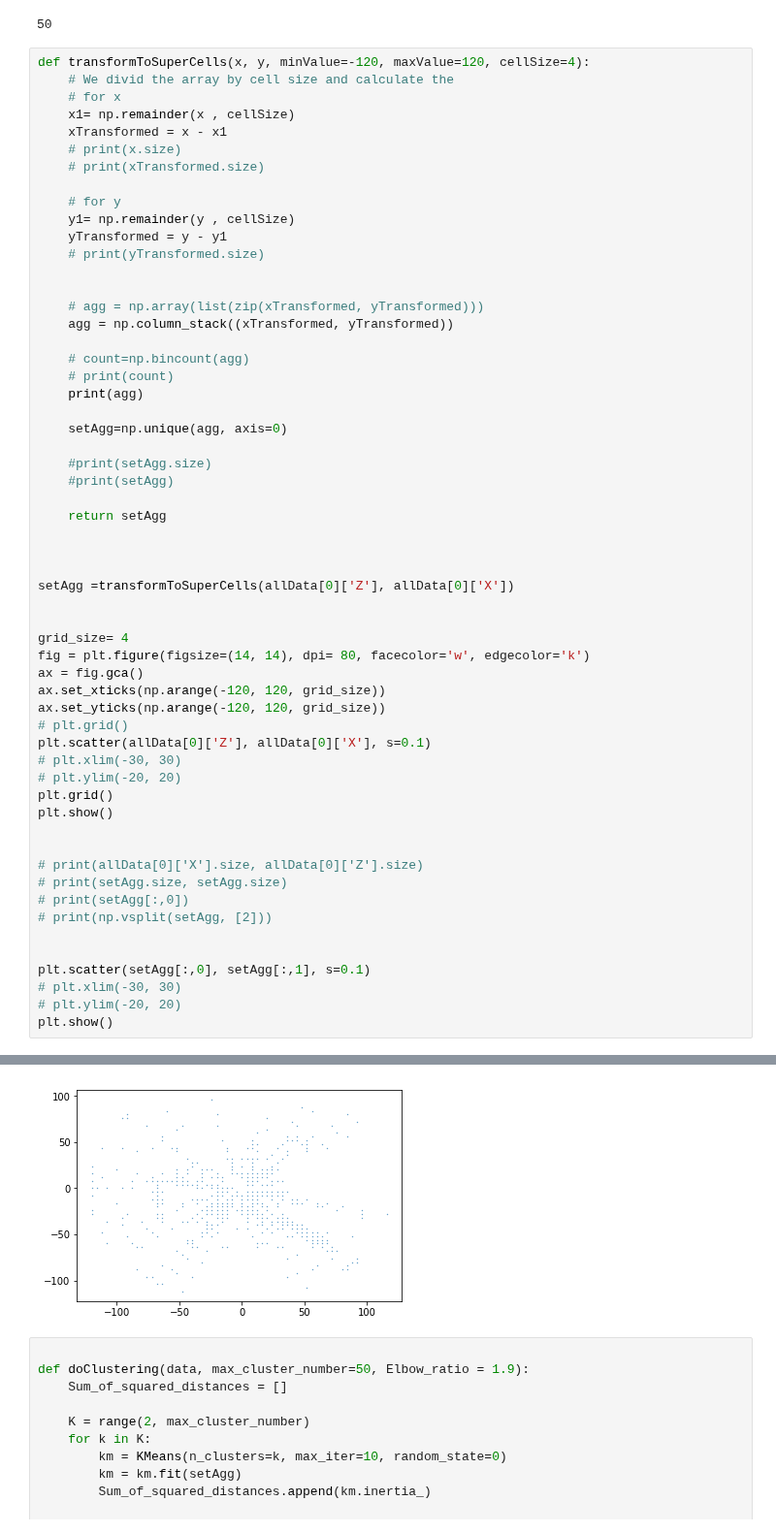
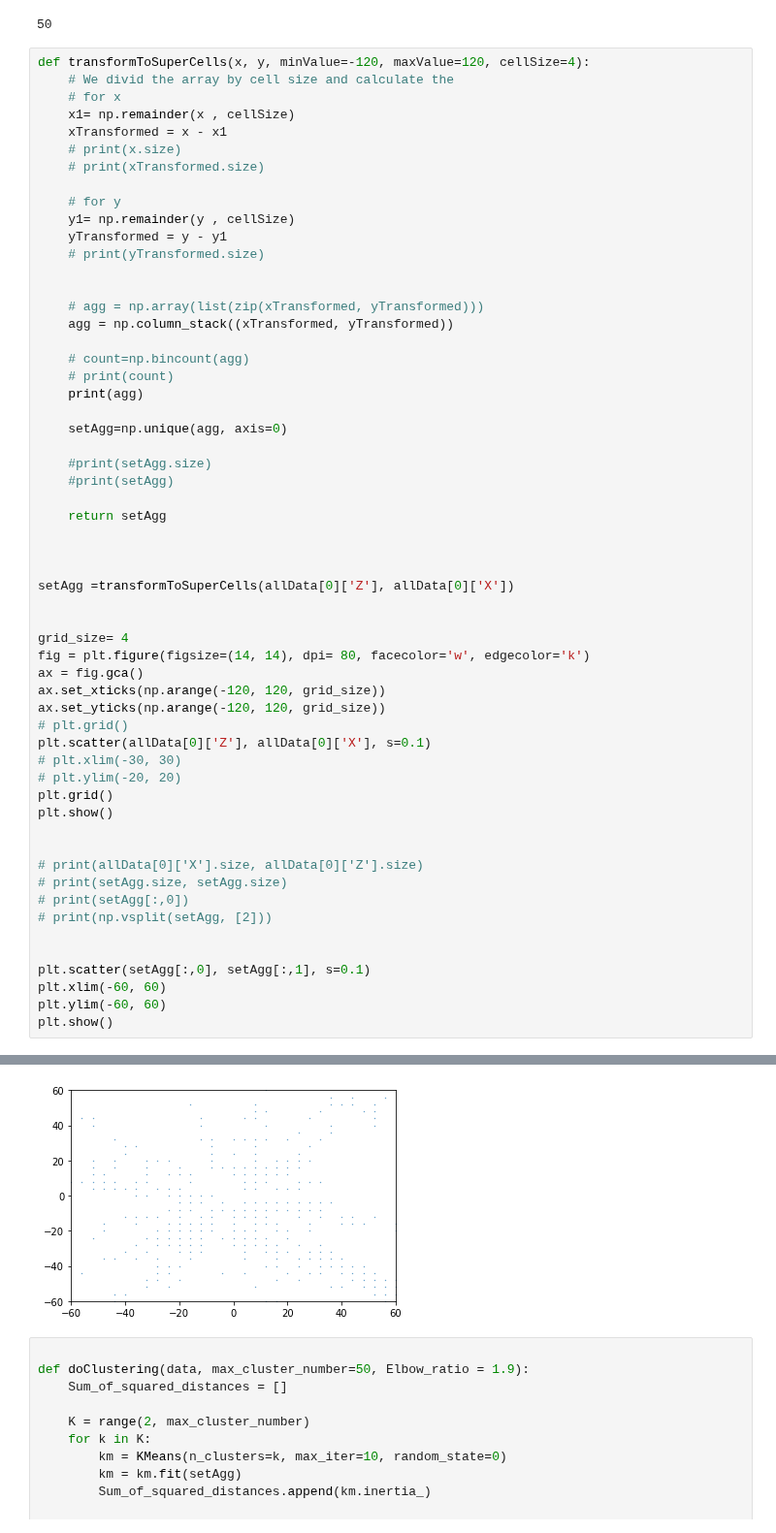
Before and after one commit to kiat/debs2019, a Jupyter notebook: src/notebooks/Segmentation_function_Test2.ipynb, the cells around one changed output, grey strips where cells are left out. Shown at 97% size. Drawn from its saved outputs; the diff is of its cells as text.

```diff
--- a/src/notebooks/Segmentation_function_Test2.ipynb
+++ b/src/notebooks/Segmentation_function_Test2.ipynb
@@ -126,36 +126,36 @@ setAgg =transformToSuperCells(allData[0]['Z'], allData[0]['X'])
 grid_size= 4
 fig = plt.figure(figsize=(14, 14), dpi= 80, facecolor='w', edgecolor='k')
 ax = fig.gca()
 ax.set_xticks(np.arange(-120, 120, grid_size))
 ax.set_yticks(np.arange(-120, 120, grid_size))
 # plt.grid()
 plt.scatter(allData[0]['Z'], allData[0]['X'], s=0.1)
 # plt.xlim(-30, 30)
 # plt.ylim(-20, 20)
 plt.grid()
 plt.show()
 
 
 # print(allData[0]['X'].size, allData[0]['Z'].size)
 # print(setAgg.size, setAgg.size)
 # print(setAgg[:,0])
 # print(np.vsplit(setAgg, [2]))
 
 
 plt.scatter(setAgg[:,0], setAgg[:,1], s=0.1)
-# plt.xlim(-30, 30)
-# plt.ylim(-20, 20)
+plt.xlim(-60, 60)
+plt.ylim(-60, 60)
 plt.show()
 # %% [output]
 [[-32.   0.]
  [-12.   0.]
  [-12.   0.]
  ...
  [-12.   0.]
  [-12.   0.]
  [-68.   0.]]
 [figure]
-[figure, old version]
+[figure, new version]
 # %%
 
 def doClustering(data, max_cluster_number=50, Elbow_ratio = 1.9):
```
Also changed, not shown: 1 other file.
